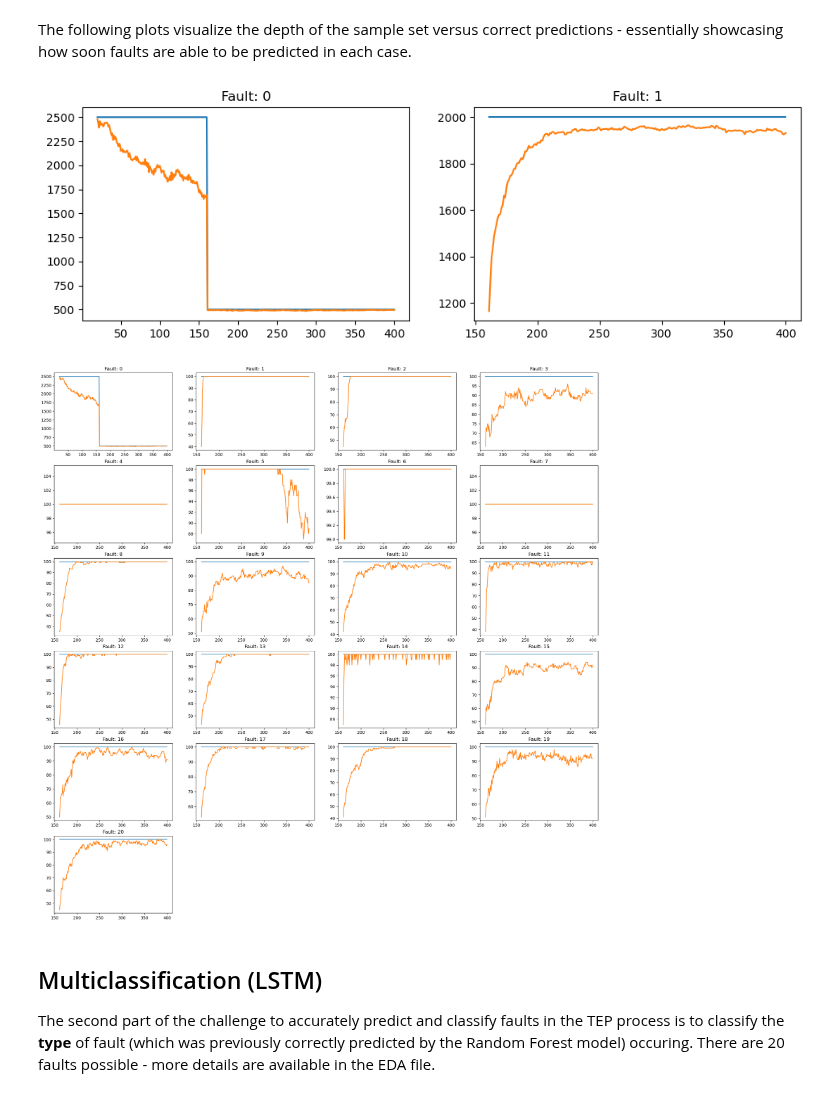
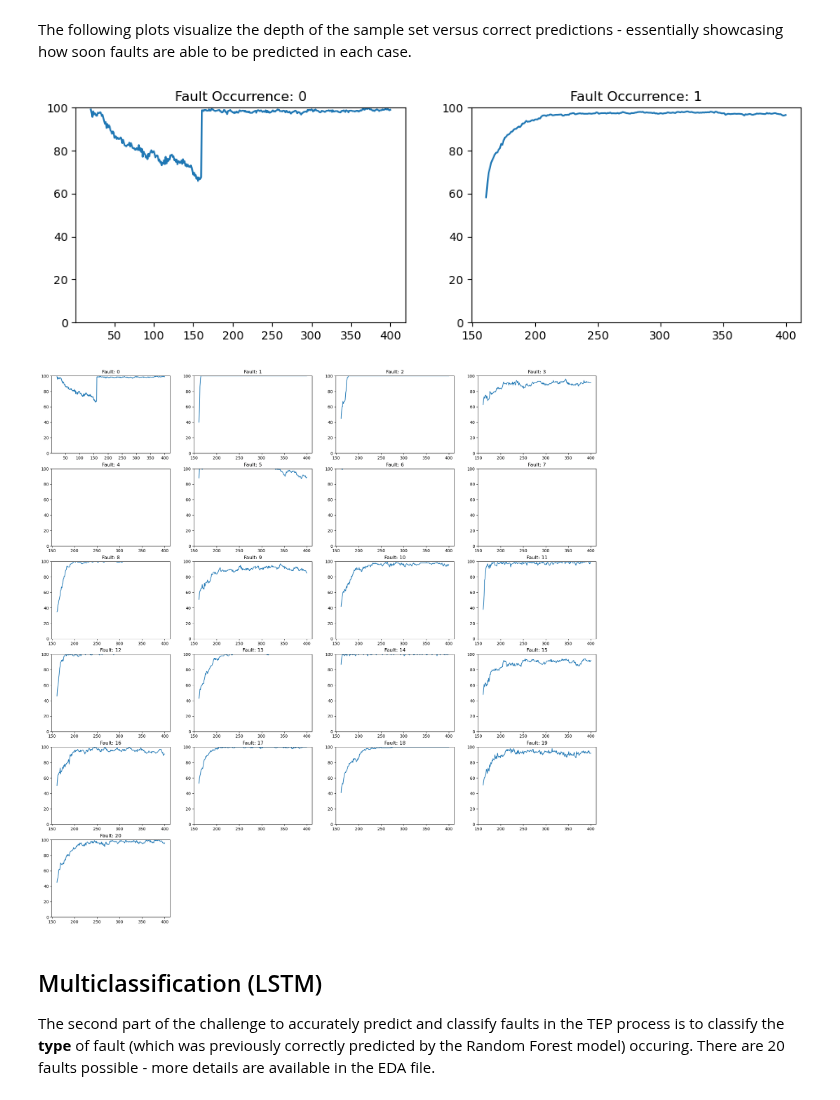
Before and after one commit to bns1808/MECE788Group1, a Jupyter notebook: main/RF and LSTM combined.ipynb, the cells around one changed output. Saved outputs shown, nothing was run; the diff lists cells and outputs as text; code cells hidden in the pictures.

```diff
--- a/main/RF and LSTM combined.ipynb
+++ b/main/RF and LSTM combined.ipynb
@@ -357,43 +385,52 @@ weighted avg       0.95      0.95      0.95   2352500
 # %% [markdown]
 The following plots visualize the depth of the sample set versus correct predictions - essentially showcasing how soon faults are able to be predicted in each case.
 # %%
-results_ratio_dict = {}
 plt.figure(figsize=(24, 24))
 
 for fault in results_df['Actual'].unique():
     # Set up a subplot for each fault
     plt.subplot(6, 4, fault + 1)
 
     # Aggregate counts of 'Actual' by sample for samples less than 401
     one_one = results_df[(results_df['Actual'] == fault) & (results_df['sample'] < 401)].groupby('sample').count()
-    plt.plot(one_one['Actual'])
 
     # Sum 'Correct' by sample for samples less than 401
     tne_one = results_df[(results_df['Actual'] == fault) & (results_df['sample'] < 401)].groupby('sample').sum()
-    plt.plot(tne_one['Correct'])
 
-    plt.title(f'Fault: {fault}')
+    # Calculate percentage of correct predictions
+    percentages = (tne_one['Correct'] / one_one['Actual']) * 100
+
+    # Plot percentages
+    plt.plot(percentages)
+
+    plt.title(f'Fault Occurrence: {fault}')
+    plt.ylim([0, 100])  # Set y-axis limit to ensure percentages are between 0 and 100
 # %% [output]
-[figure, old version]
+[figure, new version]
 # %%
 results_ratio_dict = {}
 plt.figure(figsize=(24, 24))
 
 # Loop through each unique fault type in the results DataFrame
 for fault in results_df['faultNumber'].unique():
-
     plt.subplot(6, 4, fault + 1)
 
     # Count entries per sample for each fault type with samples less than 401
     count_per_sample = results_df.loc[(results_df['faultNumber'] == fault) & (results_df['sample'] < 401)].groupby('sample').count()
-    plt.plot(count_per_sample['Actual'])  # Plot the counts of 'Actual'
 
     # Sum 'Correct' per sample for each fault type with samples less than 401
     sum_per_sample = results_df.loc[(results_df['faultNumber'] == fault) & (results_df['sample'] < 401)].groupby('sample').sum()
-    plt.plot(sum_per_sample['Correct'])  # Plot the sums of 'Correct'
+
+    # Calculate percentage of correct predictions
+    percentages = (sum_per_sample['Correct'] / count_per_sample['Actual']) * 100
+
+    # Plot percentages
+    plt.plot(percentages)
+
     plt.title(f'Fault: {fault}')  # Title the plot with the fault type
+    plt.ylim([0, 100])  # Set y-axis limit to ensure percentages are between 0 and 100
 # %% [output]
-[figure, old version]
+[figure, new version]
 # %% [markdown]
 ## Multiclassification (LSTM)
 
```
Also changed, not shown: parts of 2 cells of this notebook.
